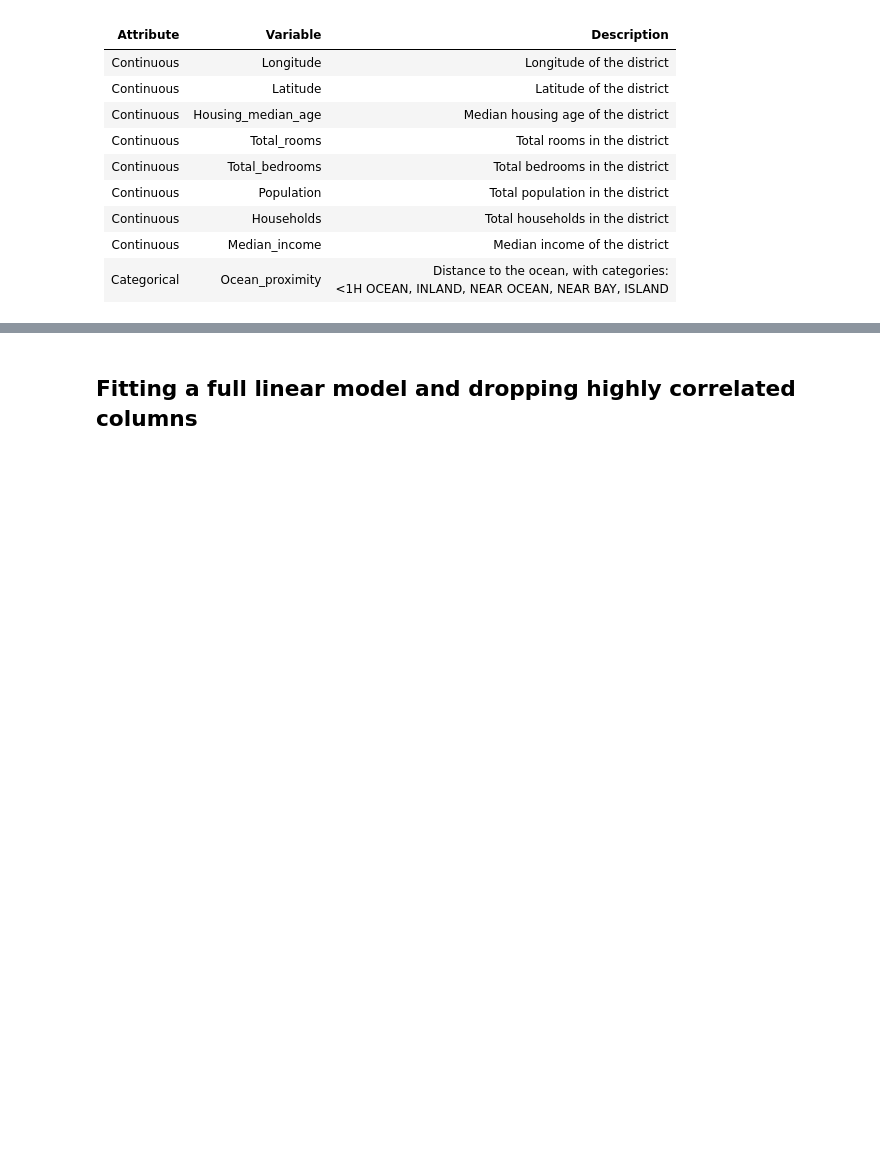
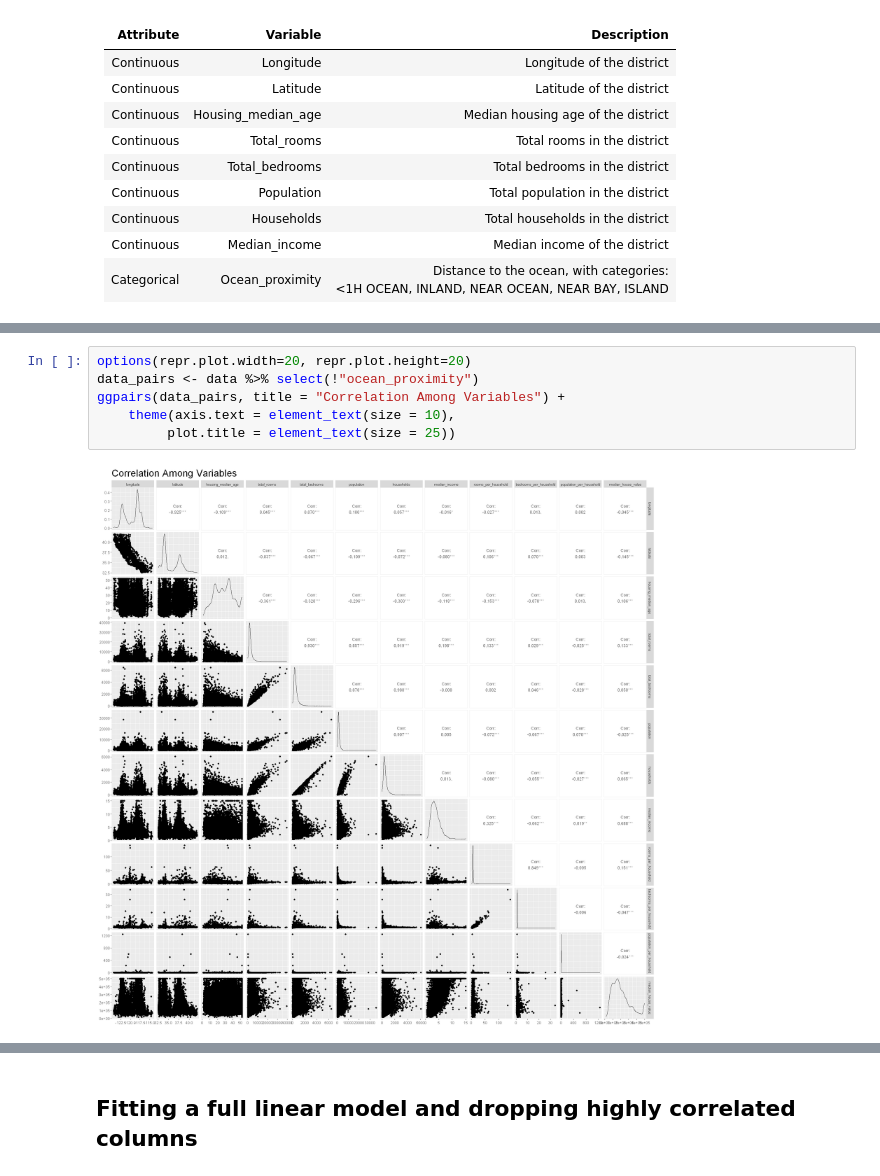
Before and after one commit to tiannelee/Regression-analysis-housing-prices, a Jupyter notebook: Final_report.ipynb, the cells around one changed output, grey strips where cells are left out. Cells and saved outputs as stored; diff of their text form; blank space fills up the shorter version.

```diff
--- a/Final_report.ipynb
+++ b/Final_report.ipynb
@@ -98,0 +141,8 @@ A tibble: 6 × 13
+# %%
+options(repr.plot.width=20, repr.plot.height=20)
+data_pairs <- data %>% select(!"ocean_proximity")
+ggpairs(data_pairs, title = "Correlation Among Variables") +
+    theme(axis.text = element_text(size = 10),
+         plot.title = element_text(size = 25))
+# %% [output]
+[figure, added]
```
Also changed, not shown: parts of 29 cells of this notebook.
